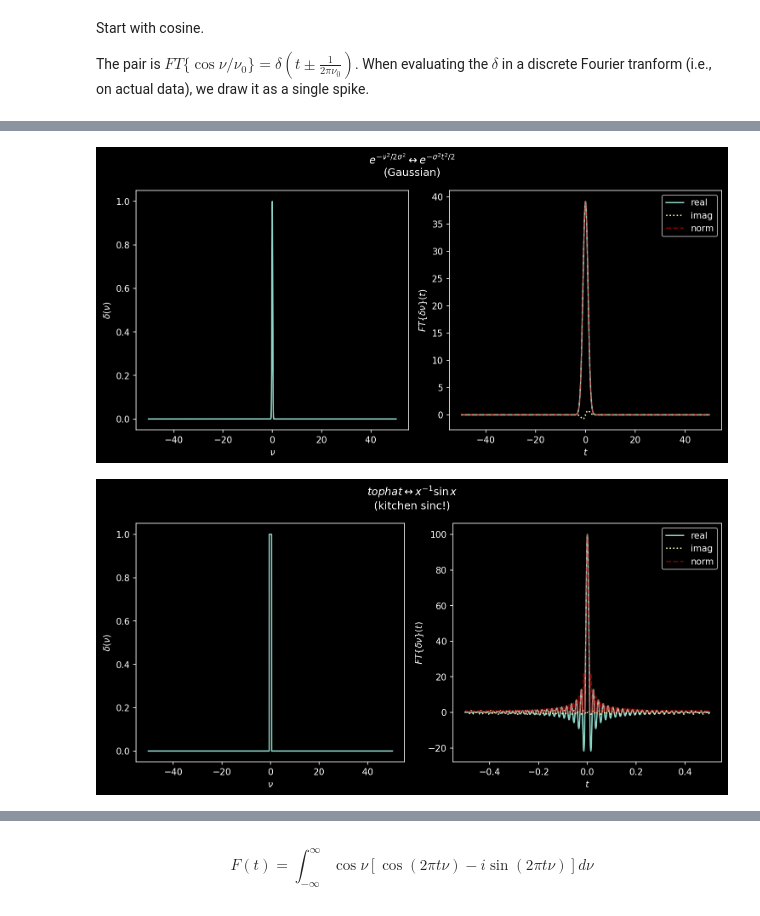
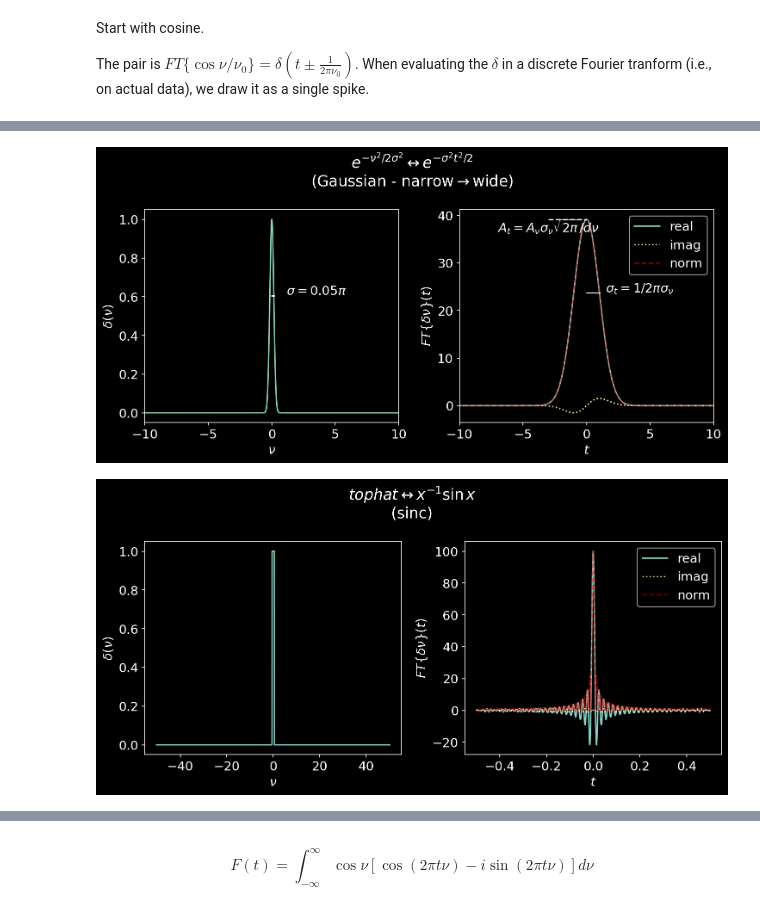
Before and after one commit to keflavich/AST4723-Public-Materials, a Jupyter notebook: FourierTransforms.ipynb, the cells around one changed output, grey strips where cells are left out. Cells and saved outputs as stored; diff of their text form; code cells hidden in the pictures.

```diff
--- a/FourierTransforms.ipynb
+++ b/FourierTransforms.ipynb
@@ -24,4 +26,7 @@ Based on lectures by Nils Halversson at CU Boulder
 %matplotlib inline
 import pylab as pl
 pl.style.use('dark_background')
+pl.rcParams['font.size'] = 14
+pl.rcParams['image.origin'] = 'lower'
+pl.rcParams['figure.dpi'] = 100
 # %%
@@ -241,27 +276,43 @@ pl.tight_layout()
 # %%
-nu = np.linspace(-16*np.pi, 16*np.pi, 10000)
-y = np.exp(-(nu)**2/(2*(0.05*np.pi)**2))
+nu = np.linspace(-16*np.pi, 16*np.pi, 10001)
+sigma_t = (0.05*np.pi)
+y = np.exp(-(nu)**2/(2*sigma_t**2))
 ftx = np.fft.fft(np.fft.fftshift(y))
 tee = np.fft.fftfreq(y.size) / (nu[1]-nu[0])
 pl.figure(figsize=(10,5), dpi=150)
 ax1 = pl.subplot(1,2,1)
 ax1.plot(nu, y)
 ax1.set_xlabel(r'$\nu$')
 ax1.set_ylabel(r'$\delta(\nu)$')
+
+ax1.plot([0, sigma_t], [0.606, 0.606], 'w')
+ax1.text(sigma_t+1, 0.61, '$\sigma=0.05\pi$')
+ax1.set_xlim(-10, 10)
+
 ax2 = pl.subplot(1,2,2)
 inds = np.argsort(tee)
 ax2.plot(tee[inds], (ftx[inds]).real, label='real')
 ax2.plot(tee[inds], (ftx[inds]).imag, linestyle=':', label='imag')
 ax2.plot(tee[inds], np.abs(ftx[inds]), linestyle='--', label='norm', color='r', alpha=0.5)
 pl.legend(loc='best')
 #ax2.set_xlim([-0.005, 0.005]);
 ax2.set_xlabel('$t$')
 ax2.set_ylabel(r'$FT\{\delta \nu\}(t)$');
+
+A = 1 * np.sqrt(2*np.pi) * sigma_t / dnu
+
+ax2.plot([0, 1/(2*np.pi * sigma_t)], [0.606*y.sum(), 0.606*y.sum()], 'w')
+ax2.text(1/(2*np.pi * sigma_t)+0.5, 0.61*y.sum(), '$\sigma_t=1/2 \pi \sigma_\\nu$')# CORRECT THIS
+
+ax2.plot([-3, 0], [A, A], linestyle='--', color='w')
+ax2.text(-7, A*0.93, r'$A_t=A_\nu \sigma_\nu \sqrt{2 \pi}/ d\nu$')
+ax2.set_xlim(-10, 10)
+
 pl.suptitle(r"$e^{-\nu^2/2\sigma^2} \leftrightarrow e^{-\sigma^2 t^2/2}$"
-            "\n(Gaussian)");
+            "\n(Gaussian - narrow$\\rightarrow$wide)");
 pl.tight_layout()
 # %% [output]
-[figure, old version]
+[figure, new version]
 # %%
 nu = np.linspace(-16*np.pi, 16*np.pi, 10000)
 y = np.zeros_like(nu)
@@ -286,4 +337,4 @@ pl.suptitle(r"$tophat \leftrightarrow x^{-1} \sin x$"
             "\n(sinc)");
 pl.tight_layout()
 # %% [output]
-[figure, old version]
+[figure, new version]
```
Also changed, not shown: parts of 56 cells of this notebook.
